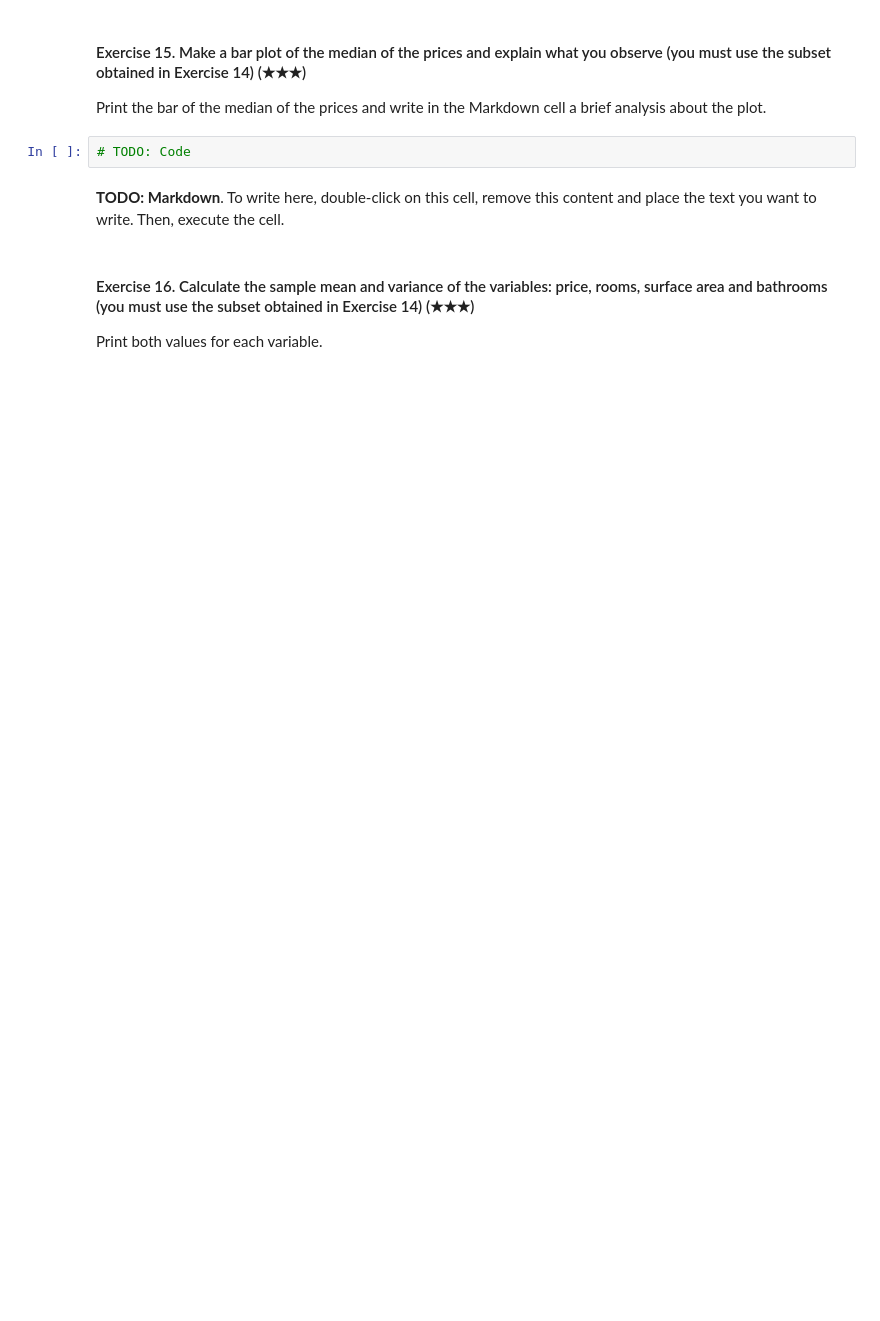
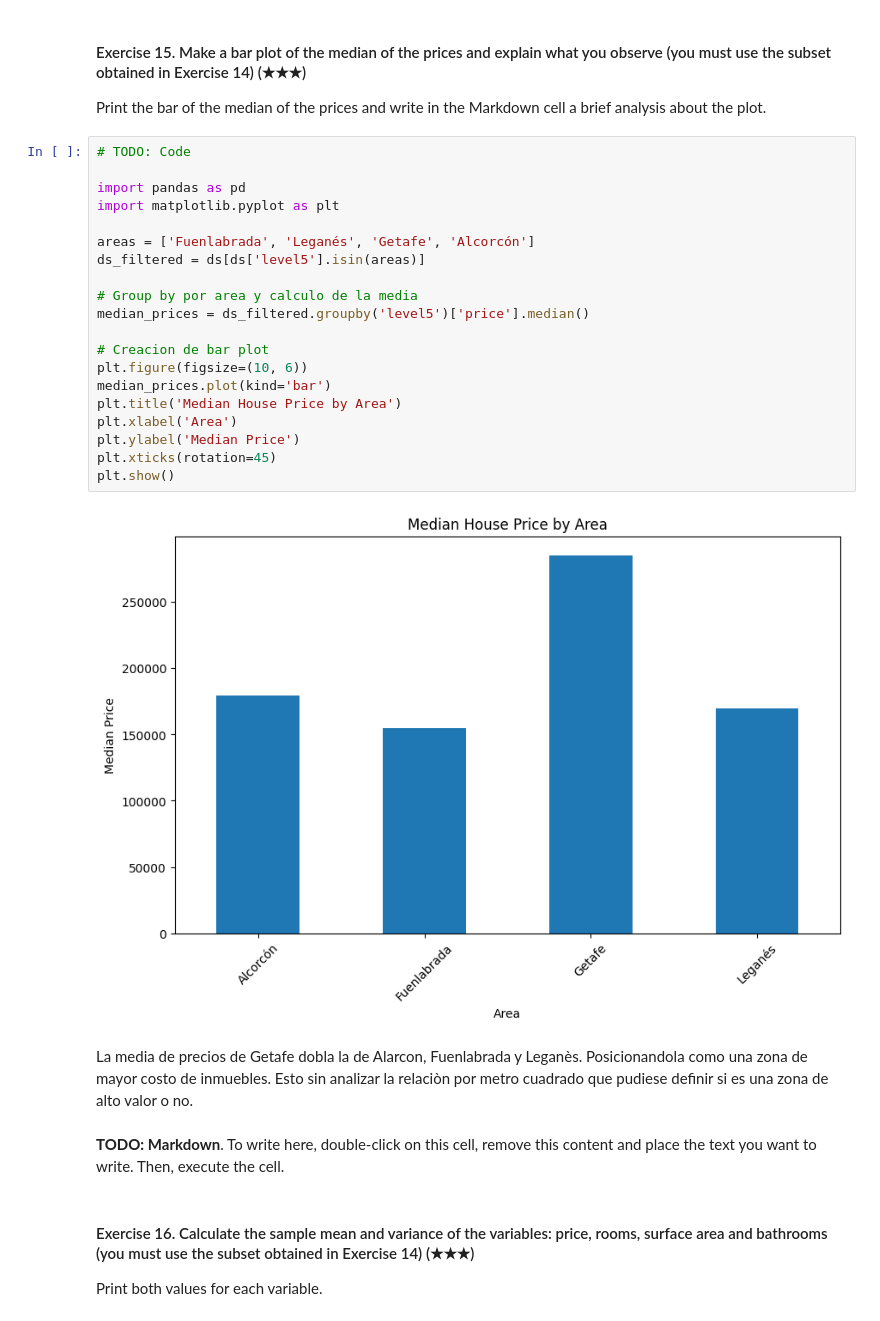
Before and after one commit to JATerminim/realestate-datacleanup-exercise, a Jupyter notebook: project.ipynb, the cells around one changed output. Cells and saved outputs as stored; diff of their text form; blank space fills up the shorter version.

```diff
--- a/project.ipynb
+++ b/project.ipynb
@@ -308,6 +380,28 @@ Hint: Filter the original DataFrame using the column `level5` and the function `
 Print the bar of the median of the prices and write in the Markdown cell a brief analysis about the plot.
 # %%
 # TODO: Code
+
+import pandas as pd
+import matplotlib.pyplot as plt
+
+areas = ['Fuenlabrada', 'Leganés', 'Getafe', 'Alcorcón']
+ds_filtered = ds[ds['level5'].isin(areas)]
+
+# Group by por area y calculo de la media
+median_prices = ds_filtered.groupby('level5')['price'].median()
+
+# Creacion de bar plot
+plt.figure(figsize=(10, 6))
+median_prices.plot(kind='bar')
+plt.title('Median House Price by Area')
+plt.xlabel('Area')
+plt.ylabel('Median Price')
+plt.xticks(rotation=45)
+plt.show()
+# %% [output]
+[figure, added]
+# %% [markdown]
+La media de precios de Getafe dobla la de Alarcon, Fuenlabrada y Leganès. Posicionandola como una zona de mayor costo de inmuebles. Esto sin analizar la relaciòn por metro cuadrado que pudiese definir si es una zona de alto valor o no.
 # %% [markdown]
 **TODO: Markdown**. To write here, double-click on this cell, remove this content and place the text you want to write. Then, execute the cell.
 # %% [markdown]
```
Also changed, not shown: parts of 12 cells of this notebook.
